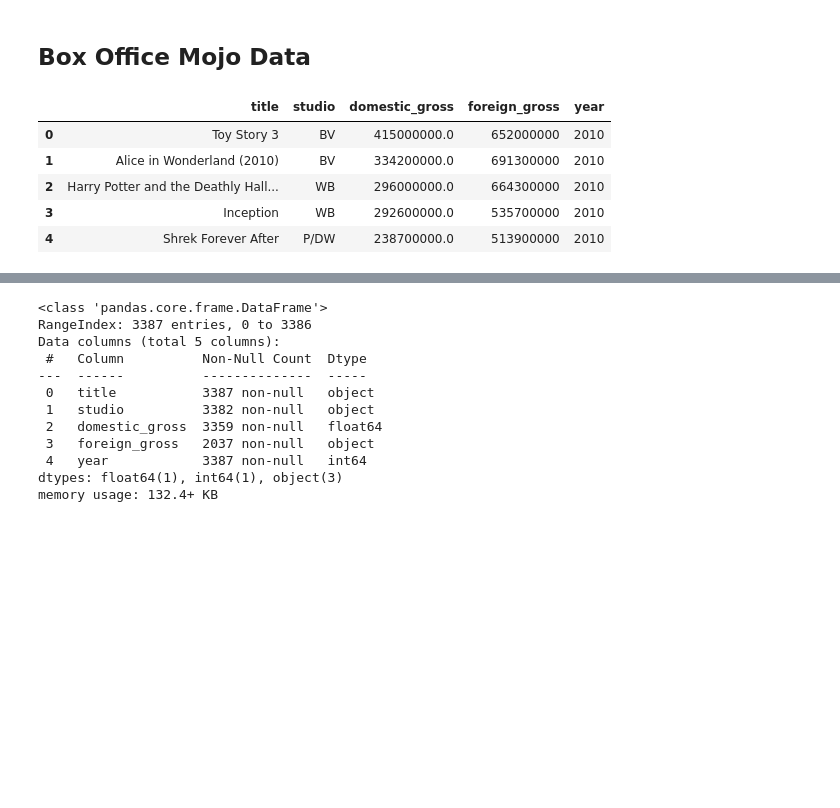
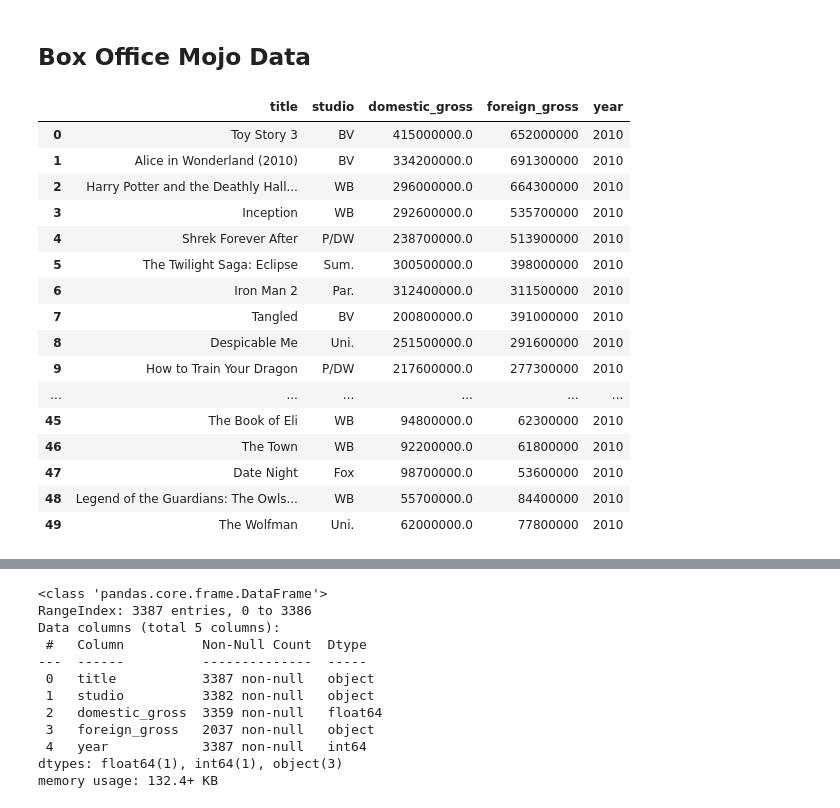
Before and after one commit to hacampbell1/teamaustin, a Jupyter notebook: computer_vision2.ipynb, the cells around one changed output, grey strips where cells are left out. Cells and saved outputs as stored; diff of their text form; code cells hidden in the pictures; blank space fills up the shorter version.

```diff
--- a/computer_vision2.ipynb
+++ b/computer_vision2.ipynb
@@ -422,12 +422,23 @@ memory usage: 2.2+ MB
 ## Box Office Mojo Data
 # %%
 bom_gross = pd.read_csv('data/bom.movie_gross.csv.gz')
-bom_gross.head()
+bom_gross.head(50)
 # %% [output]
 |  | title | studio | domestic_gross | foreign_gross | year |
 | 0 | Toy Story 3 | BV | 415000000.0 | 652000000 | 2010 |
 | 1 | Alice in Wonderland (2010) | BV | 334200000.0 | 691300000 | 2010 |
 | 2 | Harry Potter and the Deathly Hall... | WB | 296000000.0 | 664300000 | 2010 |
 | 3 | Inception | WB | 292600000.0 | 535700000 | 2010 |
 | 4 | Shrek Forever After | P/DW | 238700000.0 | 513900000 | 2010 |
+| 5 | The Twilight Saga: Eclipse | Sum. | 300500000.0 | 398000000 | 2010 |
+| 6 | Iron Man 2 | Par. | 312400000.0 | 311500000 | 2010 |
+| 7 | Tangled | BV | 200800000.0 | 391000000 | 2010 |
+| 8 | Despicable Me | Uni. | 251500000.0 | 291600000 | 2010 |
+| 9 | How to Train Your Dragon | P/DW | 217600000.0 | 277300000 | 2010 |
+| ... | ... | ... | ... | ... | ... |
+| 45 | The Book of Eli | WB | 94800000.0 | 62300000 | 2010 |
+| 46 | The Town | WB | 92200000.0 | 61800000 | 2010 |
+| 47 | Date Night | Fox | 98700000.0 | 53600000 | 2010 |
+| 48 | Legend of the Guardians: The Owls... | WB | 55700000.0 | 84400000 | 2010 |
+| 49 | The Wolfman | Uni. | 62000000.0 | 77800000 | 2010 |
 # %%
```
Also changed, not shown: parts of 15 cells of this notebook.
